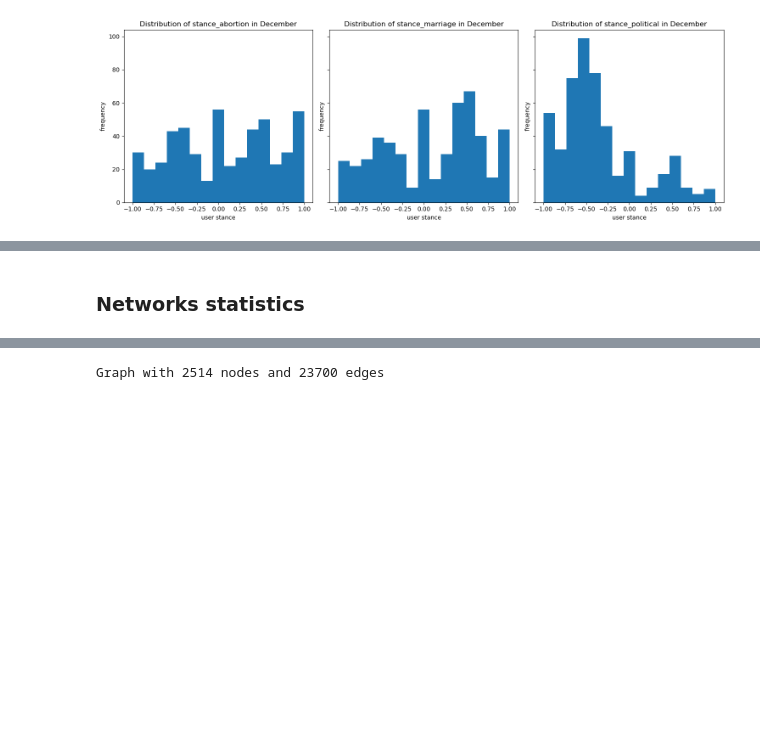
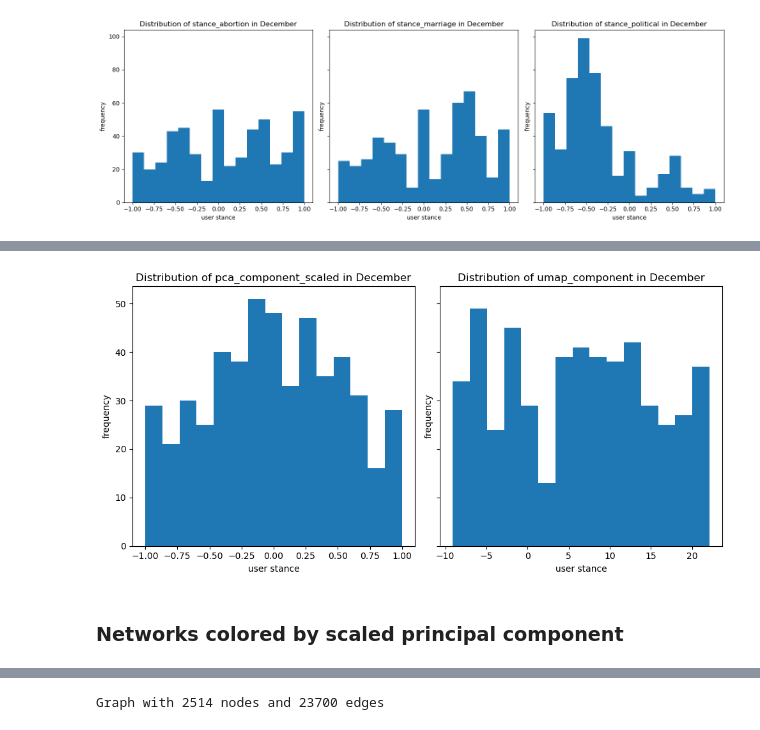
Before and after one commit to b0psheva27/BSc_project_polarization, a Jupyter notebook: notebooks/09_analysis.ipynb, the cells around one changed output, grey strips where cells are left out. Drawn from its saved outputs; the diff is of its cells as text; code cells hidden in the pictures; blank space fills up the shorter version.

```diff
--- a/notebooks/09_analysis.ipynb
+++ b/notebooks/09_analysis.ipynb
@@ -37,2 +41,6 @@ plot_c_subplot(dec_df, ["stance_abortion", "stance_marriage", "stance_political"
+# %%
+plot_c_subplot(dec_df, ["pca_component_scaled", "umap_component"], month = "December", num_plots=2)
+# %% [output]
+[figure, added]
 # %% [markdown]
-### Networks statistics
+### Networks colored by scaled principal component
```
Also changed, not shown: parts of 9 cells of this notebook.
